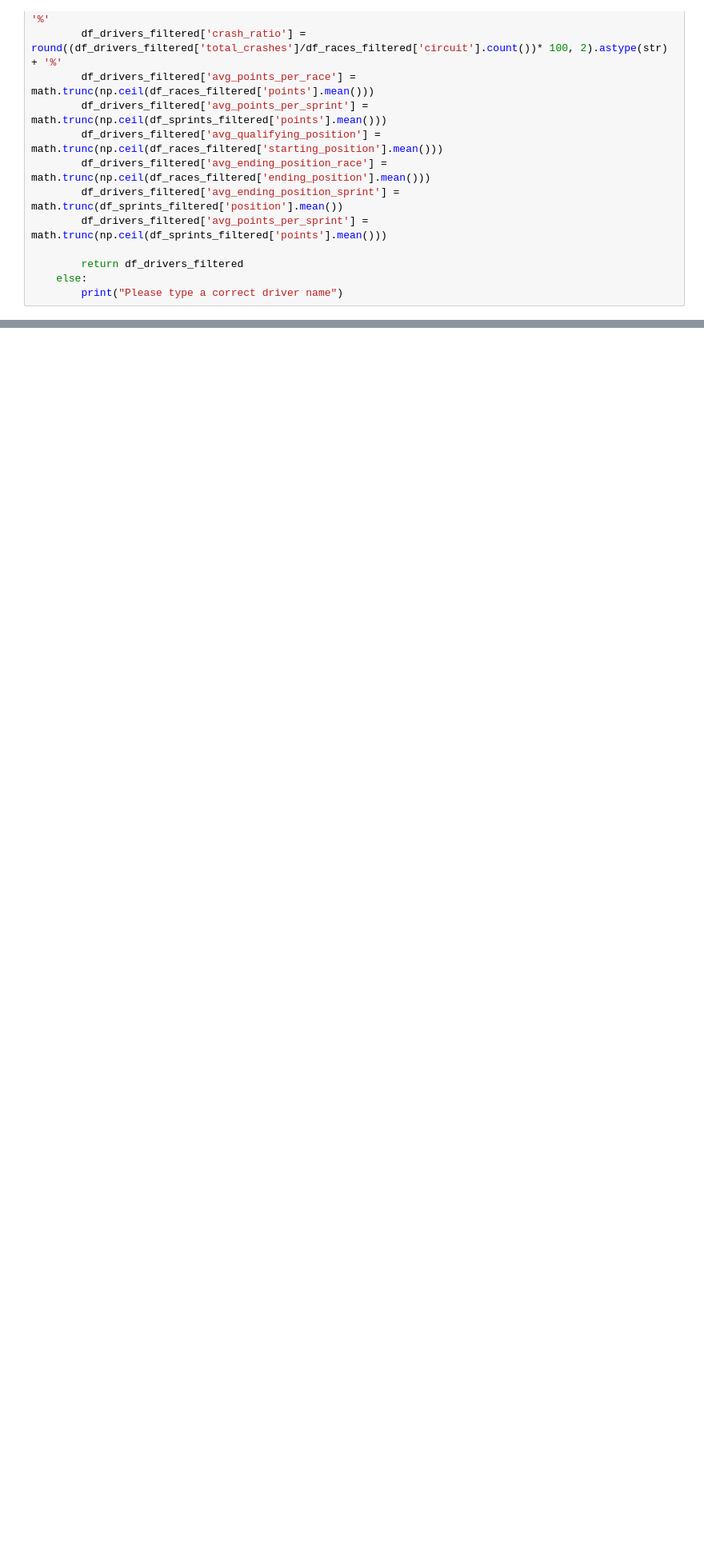
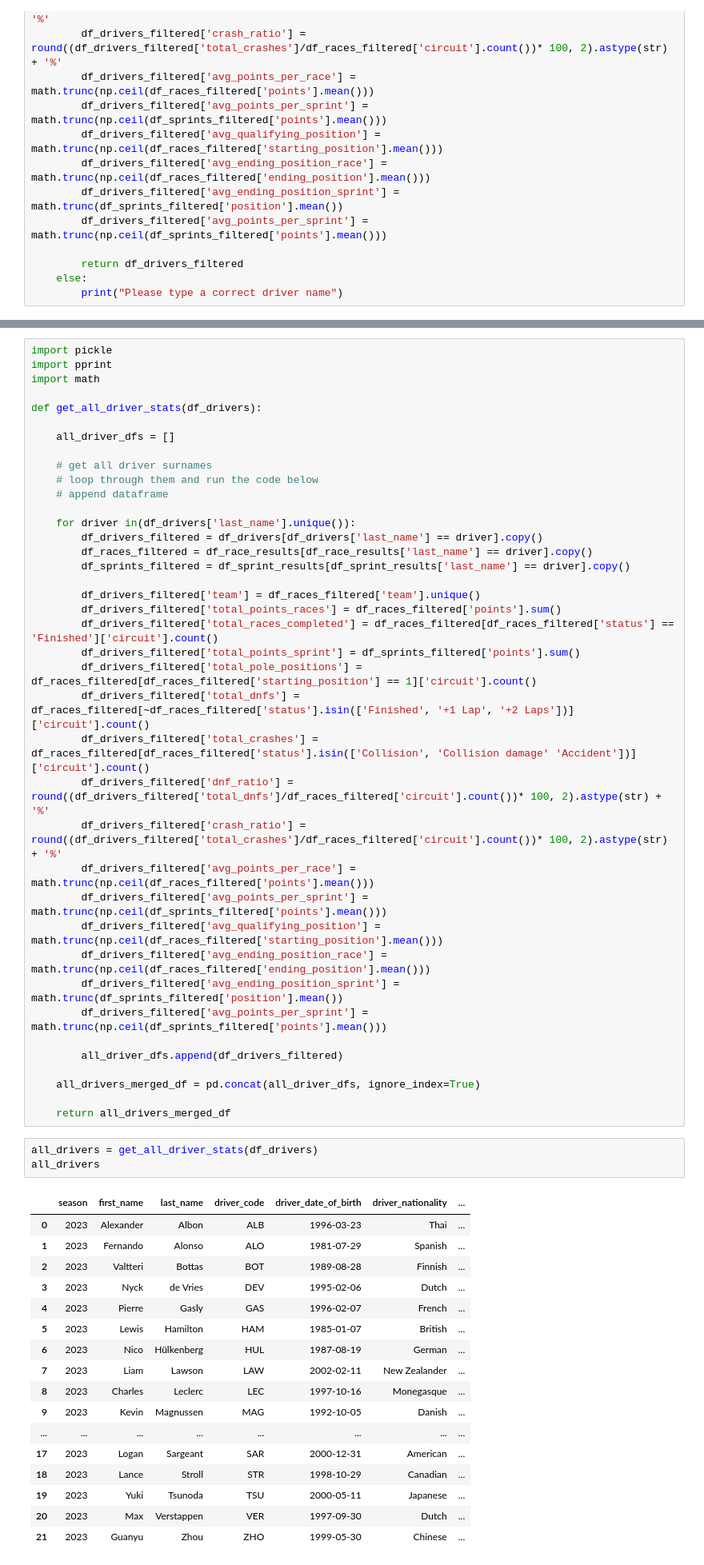
Before and after one commit to hectorfa17/f1-dashboard, a Jupyter notebook: data_modelling.ipynb, the cells around one changed output, grey strips where cells are left out. Shown: that part at 80% size. Saved outputs shown, nothing was run; the diff lists cells and outputs as text; blank space fills up the shorter version.

```diff
--- a/data_modelling.ipynb
+++ b/data_modelling.ipynb
@@ -209,3 +210,63 @@ test
+# %%
+import pickle
+import pprint
+import math
+
+def get_all_driver_stats(df_drivers):
+
+    all_driver_dfs = []
+
+    # get all driver surnames
+    # loop through them and run the code below
+    # append dataframe
+
+    for driver in(df_drivers['last_name'].unique()):
+        df_drivers_filtered = df_drivers[df_drivers['last_name'] == driver].copy()
+        df_races_filtered = df_race_results[df_race_results['last_name'] == driver].copy()
+        df_sprints_filtered = df_sprint_results[df_sprint_results['last_name'] == driver].copy()
+
+        df_drivers_filtered['team'] = df_races_filtered['team'].unique()
+        df_drivers_filtered['total_points_races'] = df_races_filtered['points'].sum()
+        df_drivers_filtered['total_races_completed'] = df_races_filtered[df_races_filtered['status'] == 'Finished']['circuit'].count()
+        df_drivers_filtered['total_points_sprint'] = df_sprints_filtered['points'].sum()
+        df_drivers_filtered['total_pole_positions'] = df_races_filtered[df_races_filtered['starting_position'] == 1]['circuit'].count()
+        df_drivers_filtered['total_dnfs'] = df_races_filtered[~df_races_filtered['status'].isin(['Finished', '+1 Lap', '+2 Laps'])]['circuit'].count()
+        df_drivers_filtered['total_crashes'] = df_races_filtered[df_races_filtered['status'].isin(['Collision', 'Collision damage' 'Accident'])]['circuit'].count()
+        df_drivers_filtered['dnf_ratio'] = round((df_drivers_filtered['total_dnfs']/df_races_filtered['circuit'].count())* 100, 2).astype(str) + '%'
+        df_drivers_filtered['crash_ratio'] = round((df_drivers_filtered['total_crashes']/df_races_filtered['circuit'].count())* 100, 2).astype(str) + '%'
+        df_drivers_filtered['avg_points_per_race'] = math.trunc(np.ceil(df_races_filtered['points'].mean()))
+        df_drivers_filtered['avg_points_per_sprint'] = math.trunc(np.ceil(df_sprints_filtered['points'].mean()))
+        df_drivers_filtered['avg_qualifying_position'] = math.trunc(np.ceil(df_races_filtered['starting_position'].mean()))
+        df_drivers_filtered['avg_ending_position_race'] = math.trunc(np.ceil(df_races_filtered['ending_position'].mean()))
+        df_drivers_filtered['avg_ending_position_sprint'] = math.trunc(df_sprints_filtered['position'].mean())
+        df_drivers_filtered['avg_points_per_sprint'] = math.trunc(np.ceil(df_sprints_filtered['points'].mean()))
+
+        all_driver_dfs.append(df_drivers_filtered)
+
+    all_drivers_merged_df = pd.concat(all_driver_dfs, ignore_index=True)
+
+    return all_drivers_merged_df
+# %%
+all_drivers = get_all_driver_stats(df_drivers)
+all_drivers
+# %% [output]
+|  | season | first_name | last_name | driver_code | driver_date_of_birth | driver_nationality | ... |
+| 0 | 2023 | Alexander | Albon | ALB | 1996-03-23 | Thai | ... |
+| 1 | 2023 | Fernando | Alonso | ALO | 1981-07-29 | Spanish | ... |
+| 2 | 2023 | Valtteri | Bottas | BOT | 1989-08-28 | Finnish | ... |
+| 3 | 2023 | Nyck | de Vries | DEV | 1995-02-06 | Dutch | ... |
+| 4 | 2023 | Pierre | Gasly | GAS | 1996-02-07 | French | ... |
+| 5 | 2023 | Lewis | Hamilton | HAM | 1985-01-07 | British | ... |
+| 6 | 2023 | Nico | Hülkenberg | HUL | 1987-08-19 | German | ... |
+| 7 | 2023 | Liam | Lawson | LAW | 2002-02-11 | New Zealander | ... |
+| 8 | 2023 | Charles | Leclerc | LEC | 1997-10-16 | Monegasque | ... |
+| 9 | 2023 | Kevin | Magnussen | MAG | 1992-10-05 | Danish | ... |
+| ... | ... | ... | ... | ... | ... | ... | ... |
+| 17 | 2023 | Logan | Sargeant | SAR | 2000-12-31 | American | ... |
+| 18 | 2023 | Lance | Stroll | STR | 1998-10-29 | Canadian | ... |
+| 19 | 2023 | Yuki | Tsunoda | TSU | 2000-05-11 | Japanese | ... |
+| 20 | 2023 | Max | Verstappen | VER | 1997-09-30 | Dutch | ... |
+| 21 | 2023 | Guanyu | Zhou | ZHO | 1999-05-30 | Chinese | ... |
 # %%
 # def get_stats_vs_teammate(driver):
 #     if driver in(df_drivers['last_name'].unique()):
```
Also changed, not shown: parts of 16 cells of this notebook, 2 other files.
